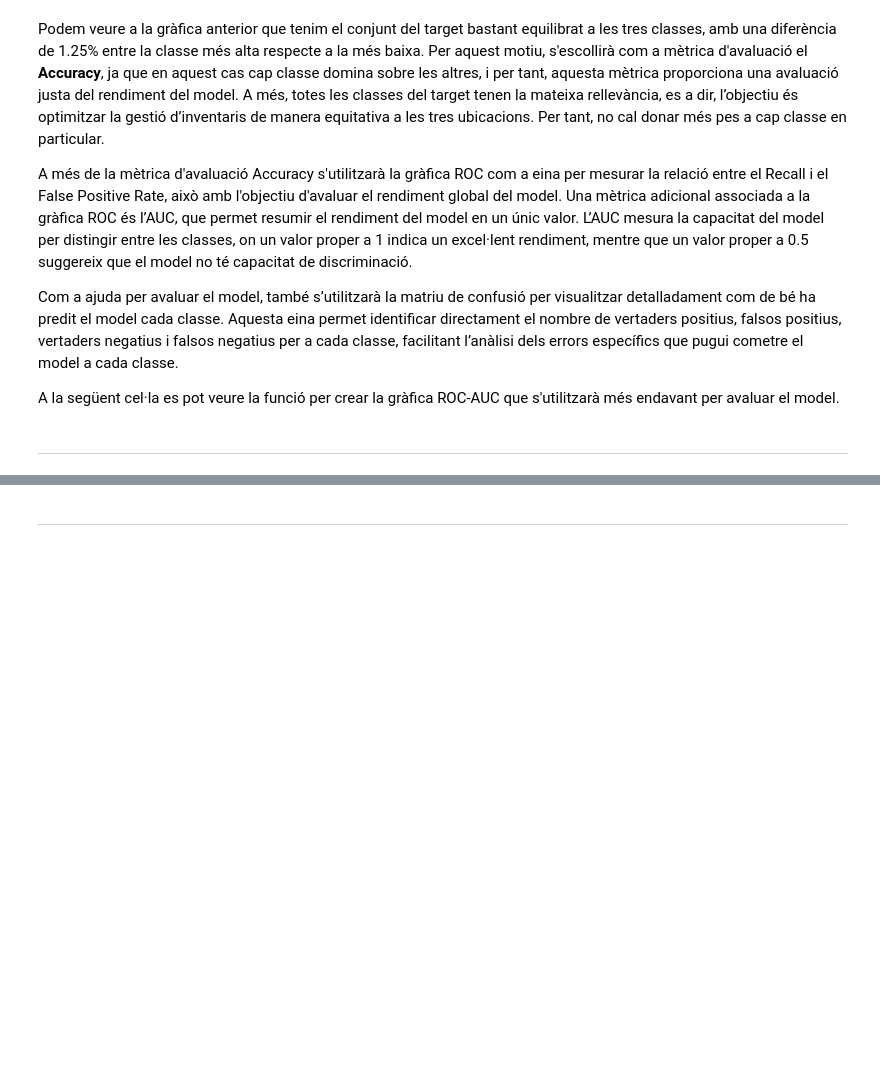
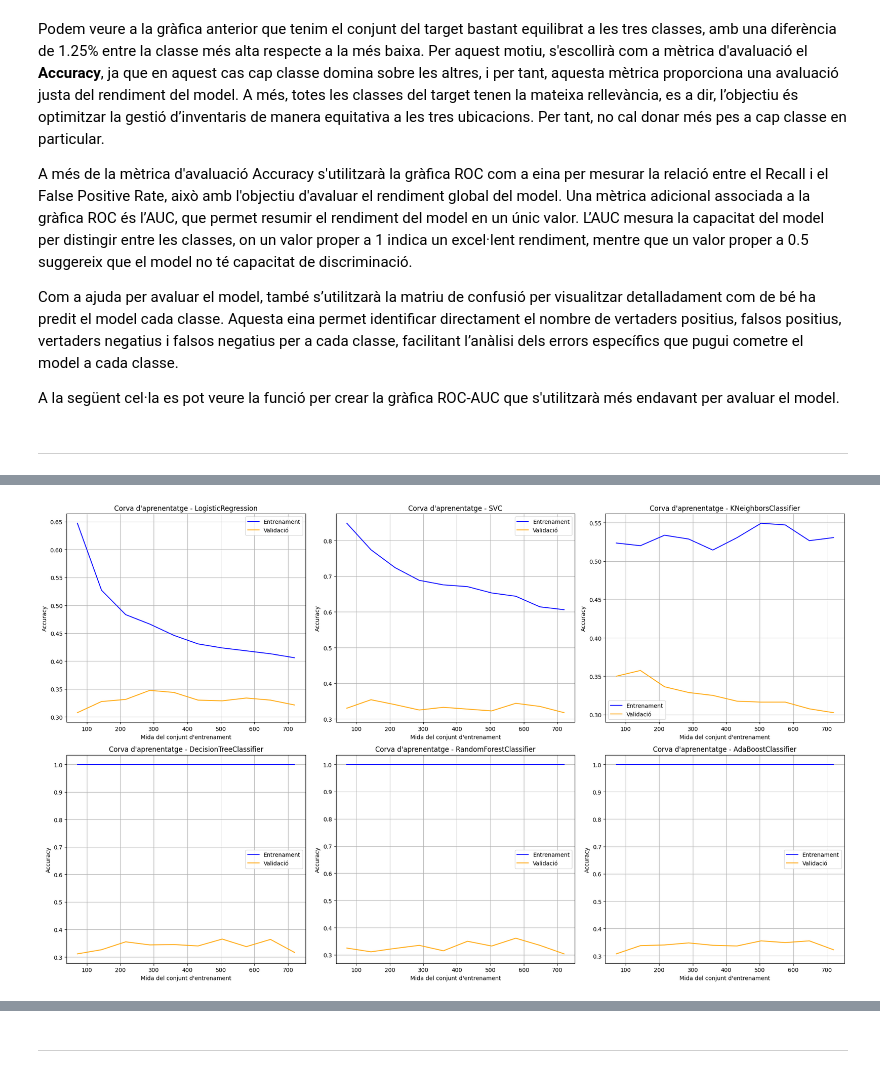
Before and after one commit to gabozan/Predictive-Modeling-on-Supermarket-Sales, a Jupyter notebook: supermarket_sales.ipynb, the cells around one changed output, grey strips where cells are left out. Cells and saved outputs as stored; diff of their text form; code cells hidden in the pictures; blank space fills up the shorter version.

```diff
--- a/supermarket_sales.ipynb
+++ b/supermarket_sales.ipynb
@@ -574,0 +686,18 @@ def crear_ROC_AUC(y_true, y_pred_prob, classes):
+# %%
+fig, axes = plt.subplots(2, 3, figsize=(20, 12))
+axes = axes.ravel()
+X_train_prova = X_train.drop(columns=["City_Mandalay", "City_Naypyitaw", "City_Yangon"])
+for i, (name, model) in enumerate(models.items()):
+    train_sizes, train_mean, val_mean = calcularCorvaAprenentatge(model, X_train_prova, y_train)
+    axes[i].plot(train_sizes, train_mean, label="Entrenament", color="blue")
+    axes[i].plot(train_sizes, val_mean, label="Validació", color="orange")
+    axes[i].set_title(f"Corva d'aprenentatge - {name}")
+    axes[i].set_xlabel("Mida del conjunt d'entrenament")
+    axes[i].set_ylabel("Accuracy")
+    axes[i].legend(loc="best")
+    axes[i].grid()
+
+plt.tight_layout()
+plt.show()
+# %% [output]
+[figure, added]
```
Also changed, not shown: parts of 23 cells of this notebook.
